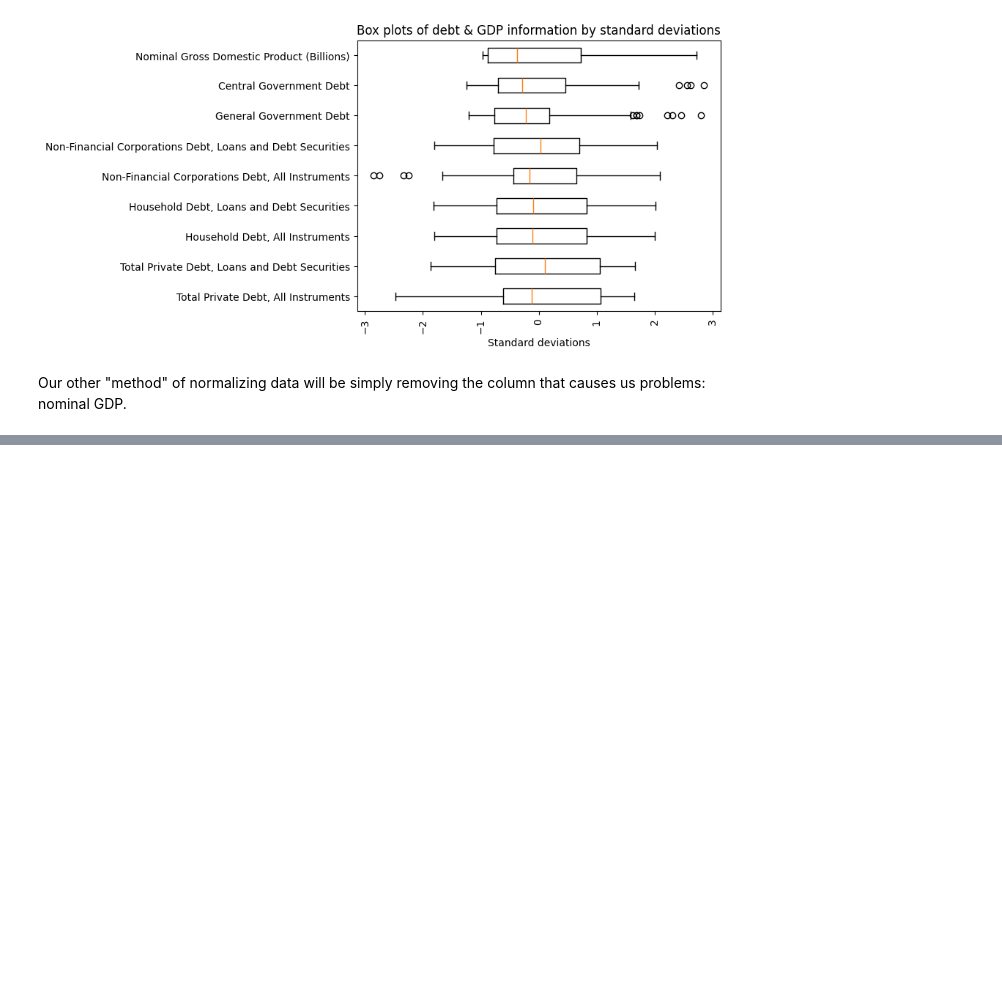
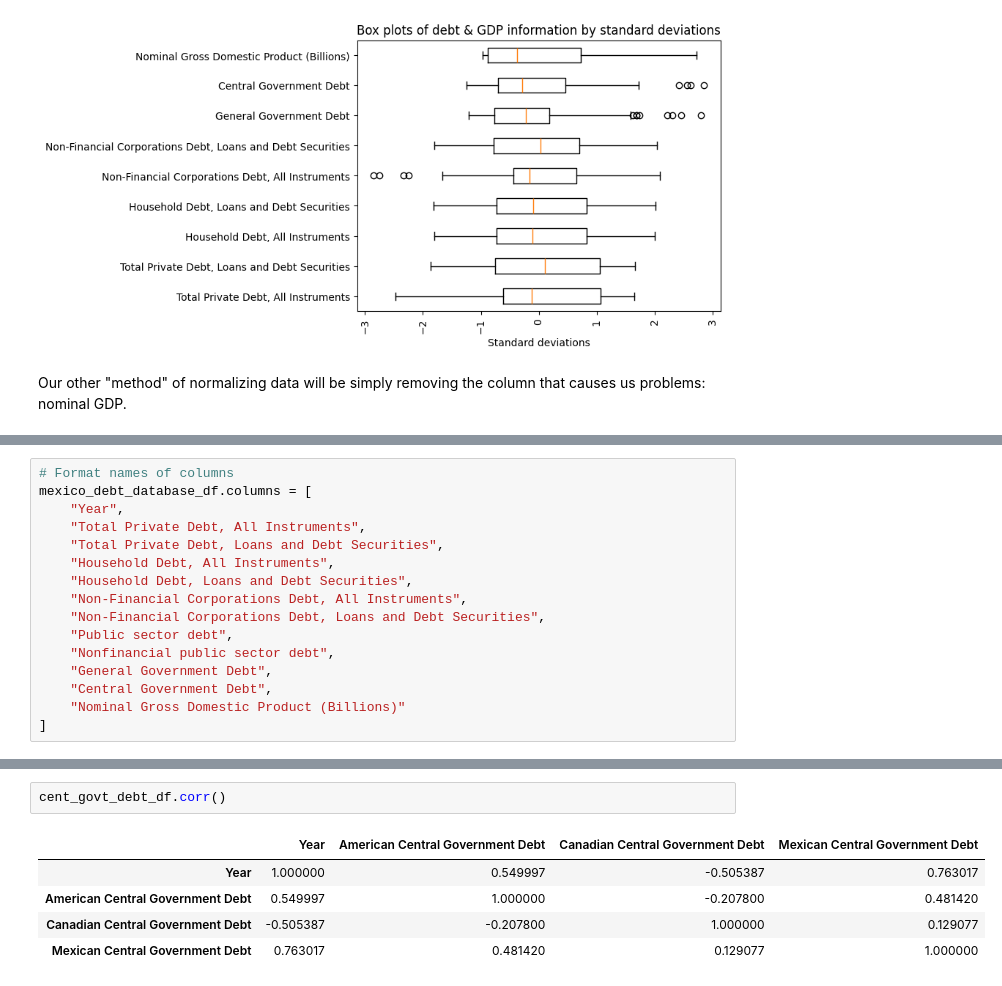
Before and after one commit to kurealnum/dsrp-2025, a Jupyter notebook: DSRP_Global_Debt.ipynb, the cells around one changed output, grey strips where cells are left out. Cells and saved outputs as stored; diff of their text form; blank space fills up the shorter version.

```diff
--- a/DSRP_Global_Debt.ipynb
+++ b/DSRP_Global_Debt.ipynb
@@ -608,0 +640,16 @@ plt.show()
+# %%
+# Format names of columns
+mexico_debt_database_df.columns = [
+    "Year",
+    "Total Private Debt, All Instruments",
+    "Total Private Debt, Loans and Debt Securities",
+    "Household Debt, All Instruments",
+    "Household Debt, Loans and Debt Securities",
+    "Non-Financial Corporations Debt, All Instruments",
+    "Non-Financial Corporations Debt, Loans and Debt Securities",
+    "Public sector debt",
+    "Nonfinancial public sector debt",
+    "General Government Debt",
+    "Central Government Debt",
+    "Nominal Gross Domestic Product (Billions)"
+]
@@ -608,0 +679,8 @@ plt.show()
+# %%
+cent_govt_debt_df.corr()
+# %% [output]
+|  | Year | American Central Government Debt | Canadian Central Government Debt | Mexican Central Government Debt |
+| Year | 1.000000 | 0.549997 | -0.505387 | 0.763017 |
+| American Central Government Debt | 0.549997 | 1.000000 | -0.207800 | 0.481420 |
+| Canadian Central Government Debt | -0.505387 | -0.207800 | 1.000000 | 0.129077 |
+| Mexican Central Government Debt | 0.763017 | 0.481420 | 0.129077 | 1.000000 |
```
Also changed, not shown: parts of 30 cells of this notebook.
